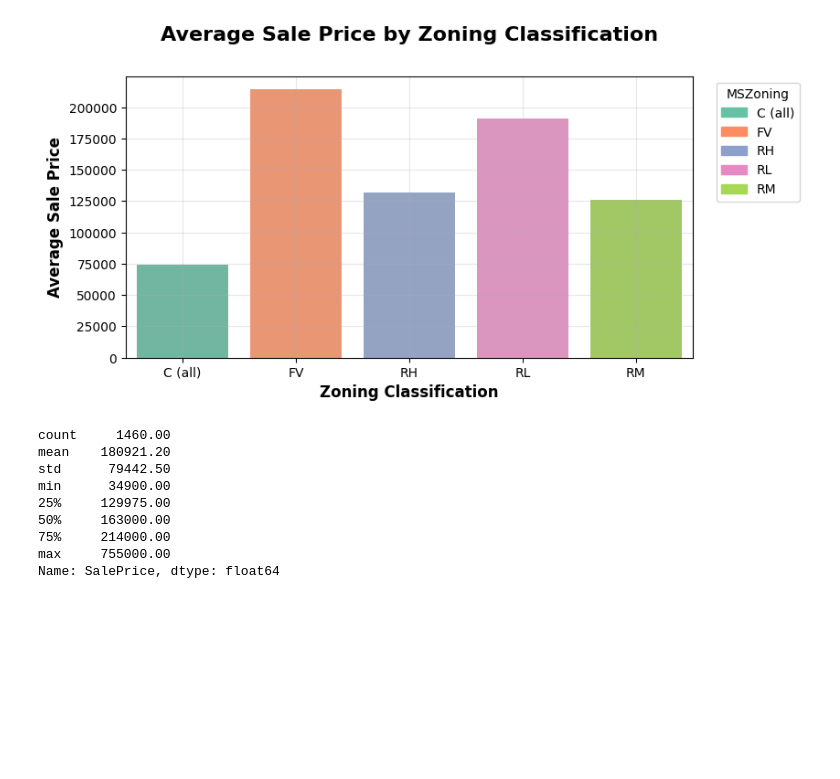
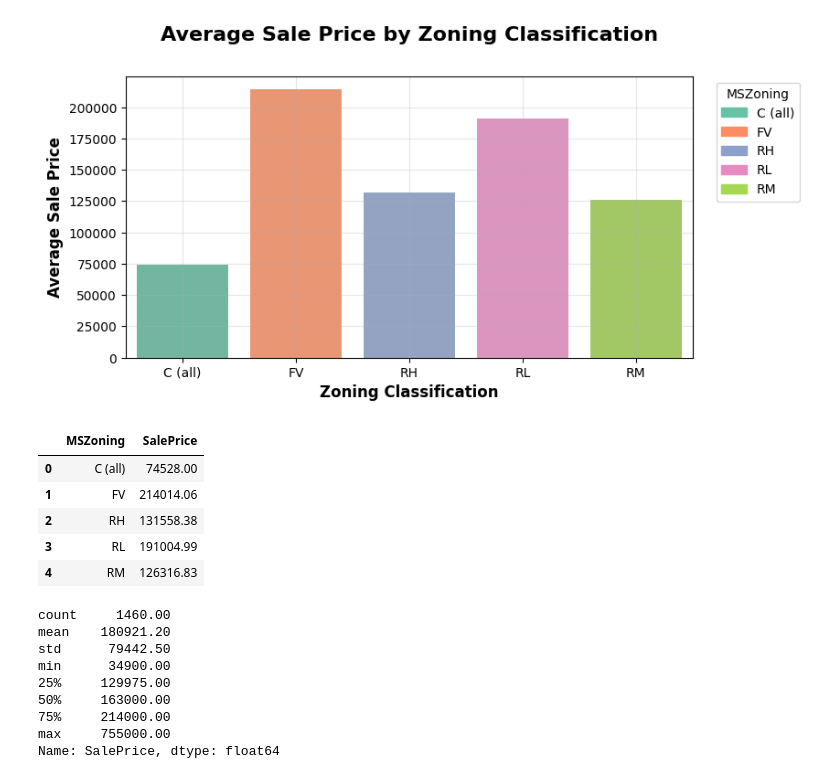
Before and after one commit to annugit1655/Real-Estate-Price-Prediction, a Jupyter notebook: Real-Estate-Price-Prediction/notebooks/EDA-house-part-1.ipynb, the cells around one changed output. Saved outputs shown, nothing was run; the diff lists cells and outputs as text; code cells hidden in the pictures; blank space fills up the shorter version.

```diff
--- a/Real-Estate-Price-Prediction/notebooks/EDA-house-part-1.ipynb
+++ b/Real-Estate-Price-Prediction/notebooks/EDA-house-part-1.ipynb
@@ -1429,6 +1429,15 @@ plt.grid(True, alpha=0.3)
 plt.show()
 # %% [output]
 [figure]
+# %%
+avg_prices
+# %% [output]
+|  | MSZoning | SalePrice |
+| 0 | C (all) | 74528.00 |
+| 1 | FV | 214014.06 |
+| 2 | RH | 131558.38 |
+| 3 | RL | 191004.99 |
+| 4 | RM | 126316.83 |
 # %%
 new_df['SalePrice'].describe()
 # %% [output]
```
Also changed, not shown: parts of 3 cells of this notebook, 1 other file.
